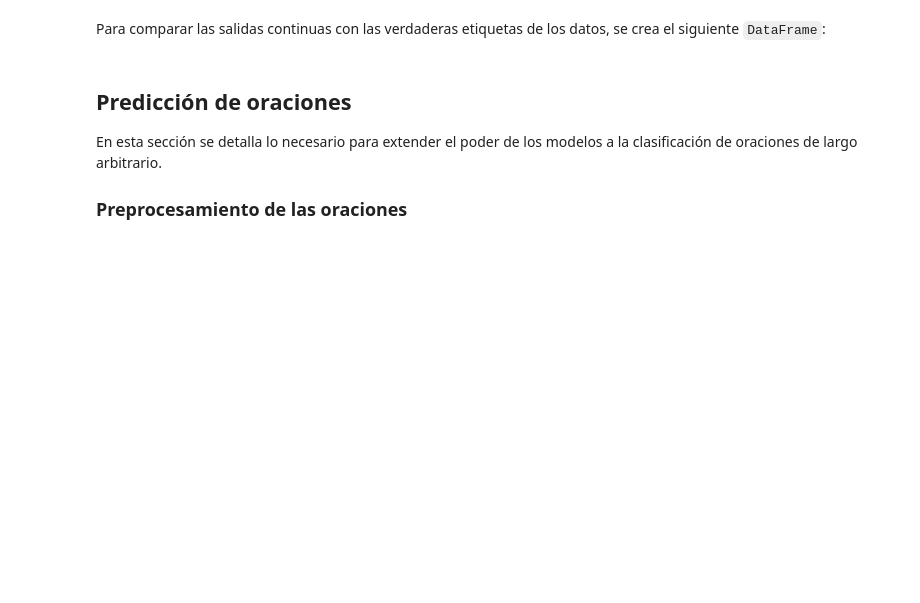
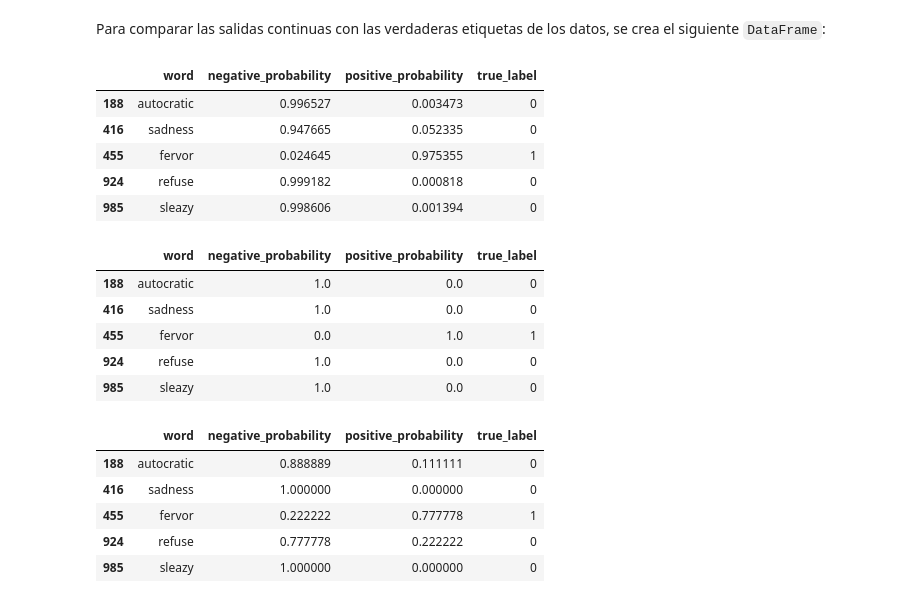
Before and after one commit to diflores/sentiment-analysis-assignment, a Jupyter notebook: Tarea 2.ipynb, the cells around one changed output. Cells and saved outputs as stored; diff of their text form; code cells hidden in the pictures; blank space fills up the shorter version.

```diff
--- a/Tarea 2.ipynb
+++ b/Tarea 2.ipynb
@@ -120,6 +132,7 @@ En las siguientes líneas, se iterará por sobre todas las palabras en los conju
 Es importante destacar el trato que reciben las palabras para las que no se dispone una representación vectorial. Tras [investigar](https://github.com/stanfordnlp/GloVe/search?utf8=%E2%9C%93&q=unk&type=), se descubrió que GloVe incluye un vector estándar para las palabras sin *word embedding*, el que en esta tarea puede obtenerse con `vec("unk")`. Así, a todas las palabras del *opinion lexicon* que no tienen *embedding* en GloVe, se les asigna el vector antes mencionado.
 # %%
 positive_matrix = np.empty((0, 300))
+positive_data_lemmatized = list(positive_data_lemmatized)
 for word in positive_data_lemmatized:
     if word in glove_words:
         positive_matrix = np.append(positive_matrix, [vec(word)], axis=0)
@@ -127,6 +140,7 @@ for word in positive_data_lemmatized:
         positive_matrix = np.append(positive_matrix, [vec("unk")], axis=0)
 # %%
 negative_matrix = np.empty((0, 300))
+negative_data_lemmatized = list(negative_data_lemmatized)
 for word in negative_data_lemmatized:
     if word in glove_words:
         negative_matrix = np.append(negative_matrix, [vec(word)], axis=0)
@@ -155,7 +174,8 @@ print(concatenated_matrix.shape)
 
 Con el objeto de hacer una correcta clasificación, se separan los datos en entrenamiento y *testing*. En particular, se utiliza el 80% de los datos para entrenar los modelos y 20% para probarlos.
 # %%
-X_train, X_test, y_train, y_test = train_test_split(concatenated_matrix, all_labels, test_size=0.2, random_state=0)
+all_words = positive_data_lemmatized + negative_data_lemmatized
+X_train, X_test, y_train, y_test, words_train, words_test = train_test_split(concatenated_matrix, all_labels, all_words, test_size=0.2, random_state=0)
 # %% [markdown]
 ### Calibración de híper-parámetros
 
@@ -254,6 +291,13 @@ Para comparar las salidas continuas con las verdaderas etiquetas de los datos, s
 svm_df = pd.DataFrame(model_predict(final_svm,  X_test), columns=["negative_probability", "positive_probability"])
 knn_df = pd.DataFrame(model_predict(final_knn, X_test), columns=["negative_probability", "positive_probability"])
 rf_df = pd.DataFrame(model_predict(final_rf, X_test), columns=["negative_probability", "positive_probability"])
+svm_df["word"] = words_test
+knn_df["word"] = words_test
+rf_df["word"] = words_test
 svm_df["true_label"] = y_test
 knn_df["true_label"] = y_test
 rf_df["true_label"] = y_test
+
+svm_df = svm_df[["word", "negative_probability", "positive_probability", "true_label"]]
+knn_df = knn_df[["word", "negative_probability", "positive_probability", "true_label"]]
+rf_df = rf_df[["word", "negative_probability", "positive_probability", "true_label"]]
@@ -264,5 +304,25 @@ display(rf_df.head())
-# %% [markdown]
-## Predicción de oraciones
-
-En esta sección se detalla lo necesario para extender el poder de los modelos a la clasificación de oraciones de largo arbitrario.
-### Preprocesamiento de las oraciones
+# %%
+random_words = svm_df.sample(5)["word"].tolist()
+
+display(svm_df[svm_df["word"].isin(random_words)])
+display(knn_df[knn_df["word"].isin(random_words)])
+display(rf_df[rf_df["word"].isin(random_words)])
+# %% [output]
+|  | word | negative_probability | positive_probability | true_label |
+| 188 | autocratic | 0.996527 | 0.003473 | 0 |
+| 416 | sadness | 0.947665 | 0.052335 | 0 |
+| 455 | fervor | 0.024645 | 0.975355 | 1 |
+| 924 | refuse | 0.999182 | 0.000818 | 0 |
+| 985 | sleazy | 0.998606 | 0.001394 | 0 |
+|  | word | negative_probability | positive_probability | true_label |
+| 188 | autocratic | 1.0 | 0.0 | 0 |
+| 416 | sadness | 1.0 | 0.0 | 0 |
+| 455 | fervor | 0.0 | 1.0 | 1 |
+| 924 | refuse | 1.0 | 0.0 | 0 |
+| 985 | sleazy | 1.0 | 0.0 | 0 |
+|  | word | negative_probability | positive_probability | true_label |
+| 188 | autocratic | 0.888889 | 0.111111 | 0 |
+| 416 | sadness | 1.000000 | 0.000000 | 0 |
+| 455 | fervor | 0.222222 | 0.777778 | 1 |
+| 924 | refuse | 0.777778 | 0.222222 | 0 |
+| 985 | sleazy | 1.000000 | 0.000000 | 0 |
```
Also changed, not shown: parts of 35 cells of this notebook.
